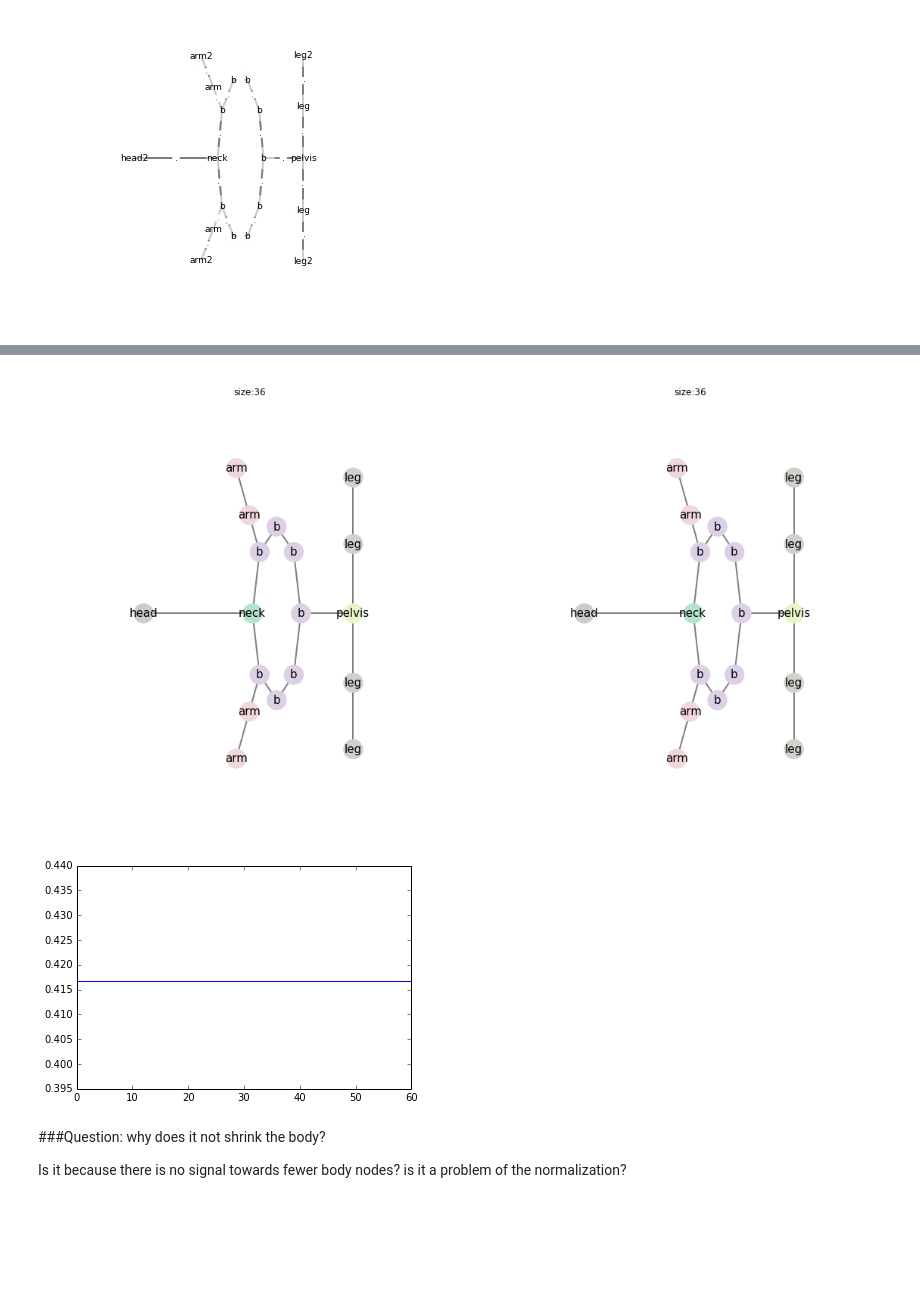
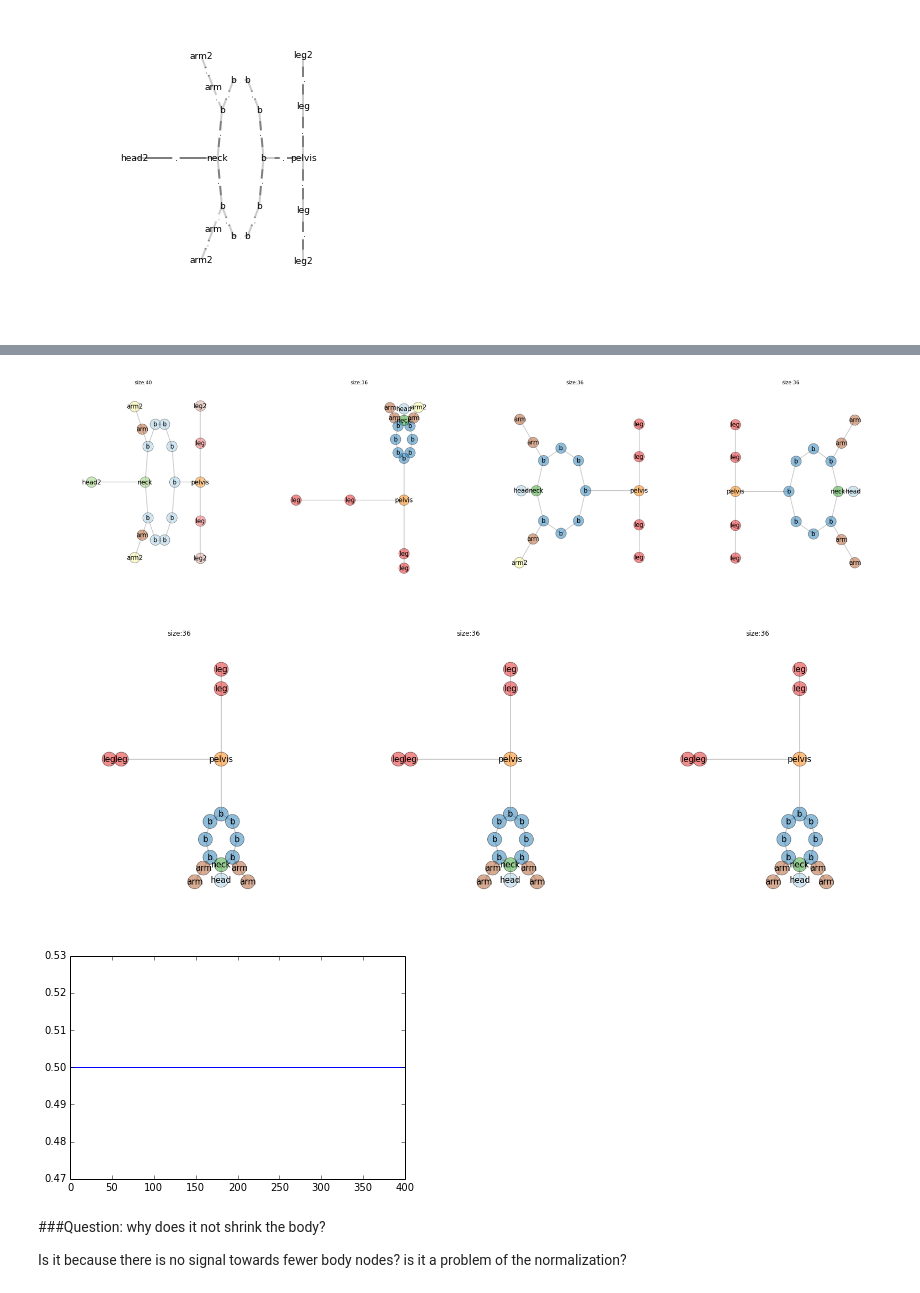
Before and after one commit to fabriziocosta/GraphLearn, a Jupyter notebook: example/StickFigure.ipynb, the cells around one changed output, grey strips where cells are left out. Drawn from its saved outputs; the diff is of its cells as text; code cells hidden in the pictures; blank space fills up the shorter version.

```diff
--- a/example/StickFigure.ipynb
+++ b/example/StickFigure.ipynb
@@ -112,9 +112,9 @@ import graphlearn.utils.draw as myutils
 import graphlearn.graphlearn as gl
 from eden.converter.graph.gspan import gspan_to_eden
 import itertools
-gr = [g1,g2,g2,g2]
+gr = [g2,g1,g1,g1]
 
-sampler=gl.GraphLearnSampler(radius_list=[0,1],thickness_list=[1], complexity=3)
+sampler=gl.GraphLearnSampler(radius_list=[0,1,2],thickness_list=[2])
 sampler.fit(gr,n_jobs=-1, core_interface_pair_remove_threshold=1, interface_remove_threshold=1)
 # %%
 myutils.draw_grammar(sampler.local_substitutable_graph_grammar.grammar,n_productions=None,
@@ -156,31 +156,34 @@ interfaces with x many cores were observed y many times.
 # %%
 #sample
-seed_graphs = [g1]
-n_steps=60
+seed_graphs = [g2]
+n_steps=400
 sampling_interval=int(n_steps/6)+1
 graphs = sampler.sample(seed_graphs,
                         same_radius=False,
                         same_core_size=False,
                         sampling_interval=sampling_interval,
                         batch_size=1,
                         n_steps=n_steps,
                         n_jobs=-1,
-                        annealing_factor=1)
+                        annealing_factor=1.4)
 #draw
-history=[]
-for  i, (result,info) in enumerate(graphs):
-    history.append(info['score_history'])
-    myutils.draw_graph_set(info['graphs'],
-                           n_graphs_per_line=4,
-                           colormap='Pastel2', invert_colormap=True, size=10,vertex_alpha=1, node_size=700,
-                           prog='circo', size_x_to_y_ratio=3, vertex_color='_labels_')
+import matplotlib.pyplot as plt
+scores=[]
+for graph in list(graphs):
+    scores.append(graph.graph['sampling_info']['score_history'])
+    path_graphs = graph.graph['sampling_info']['graphs_history']
+    myutils.draw_graph_set(path_graphs,
+                           n_graphs_per_line=4, size=9,
+                           prog='circo',
+                           colormap='Paired', invert_colormap=False,node_border=0.5, vertex_color='_labels_',
+                           vertex_alpha=0.5, edge_alpha=0.2, node_size=650)
 
-import matplotlib.pyplot as plt
-for h in history: plt.plot(h)
+for h in scores: plt.plot(h)
 plt.show()
 # %% [output]
-[figure, old version]
+[figure, new version]
-[figure, old version]
+[figure, new version]
+[figure, added]
 # %% [markdown]
 ###Question:
 why does it not shrink the body?
```
Also changed, not shown: parts of 2 cells of this notebook.
